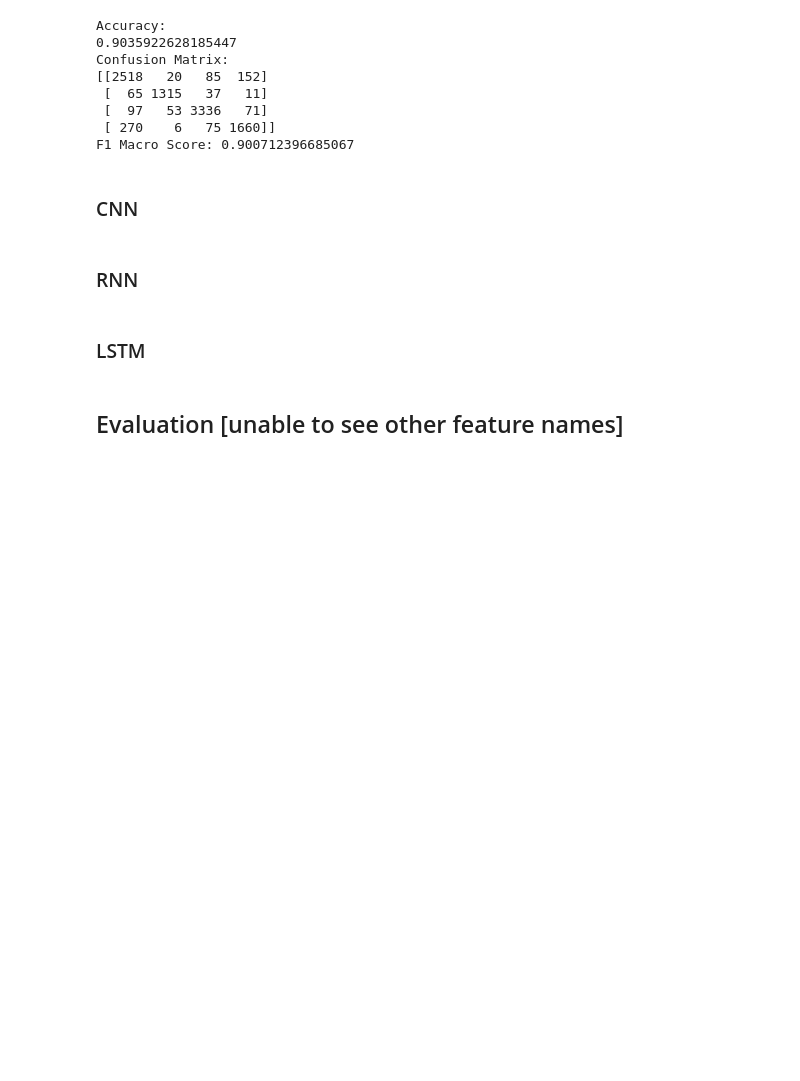
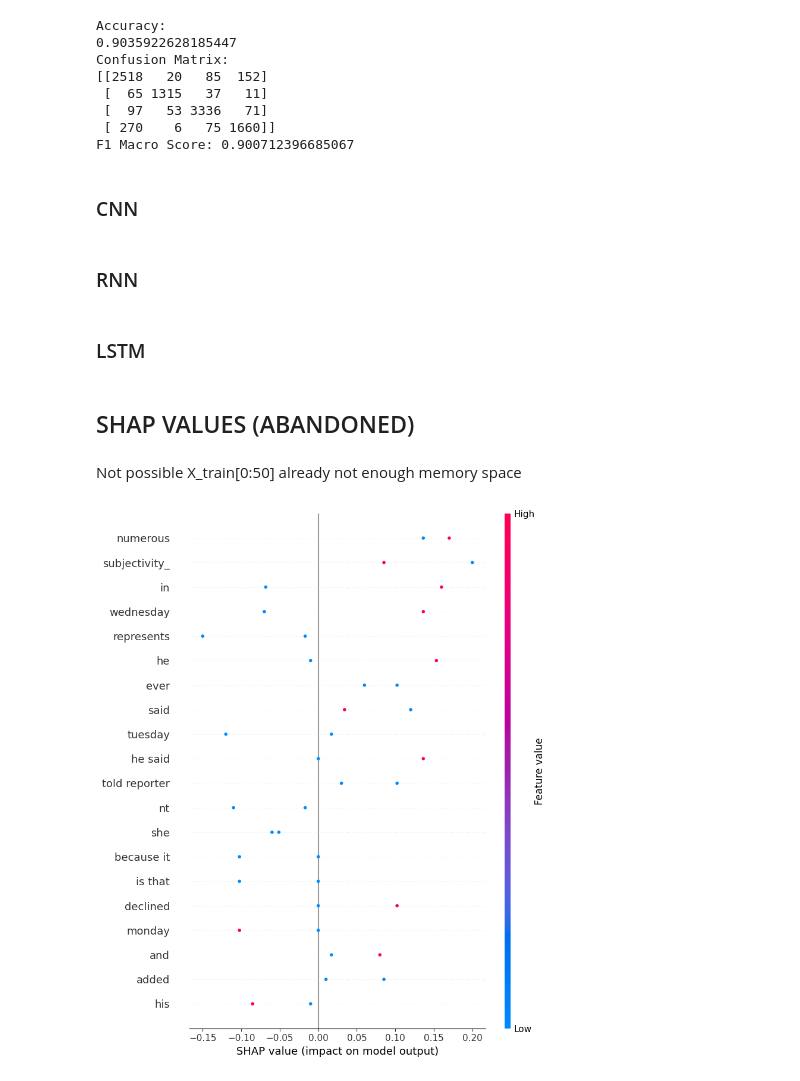
Before and after one commit to Droffilc13/CS4248-NLP_Project, a Jupyter notebook: Team18.ipynb, the cells around one changed output. Cells and saved outputs as stored; diff of their text form; code cells hidden in the pictures; blank space fills up the shorter version.

Commit message:
Update shap values to be abandoned

```diff
--- a/Team18.ipynb
+++ b/Team18.ipynb
@@ -798,10 +798,15 @@ y_pred = model.predict(X_test)
 f1 = f1_score(y_test, y_pred, average='macro')
 print("F1 score (macro):", f1)
 # %% [markdown]
-## Evaluation [unable to see other feature names]
+## SHAP VALUES (ABANDONED)
+# %% [markdown]
+Not possible X_train[0:50] already not enough memory space
 # %%
-import shap
-
-explainer = shap.Explainer(model, X_train)
-shap_values = explainer.shap_values(X_test[50:100])
-shap.summary_plot(shap_values, X_test[50:100], max_display=6)
+sp_df = X_test[0:2]
+# %%
+import shap
+explainer = shap.Explainer(model.predict, X_train[0:2])
+shap_values = explainer.shap_values(sp_df)
+shap.summary_plot(shap_values, sp_df)
+# %% [output]
+[figure, added]
```
